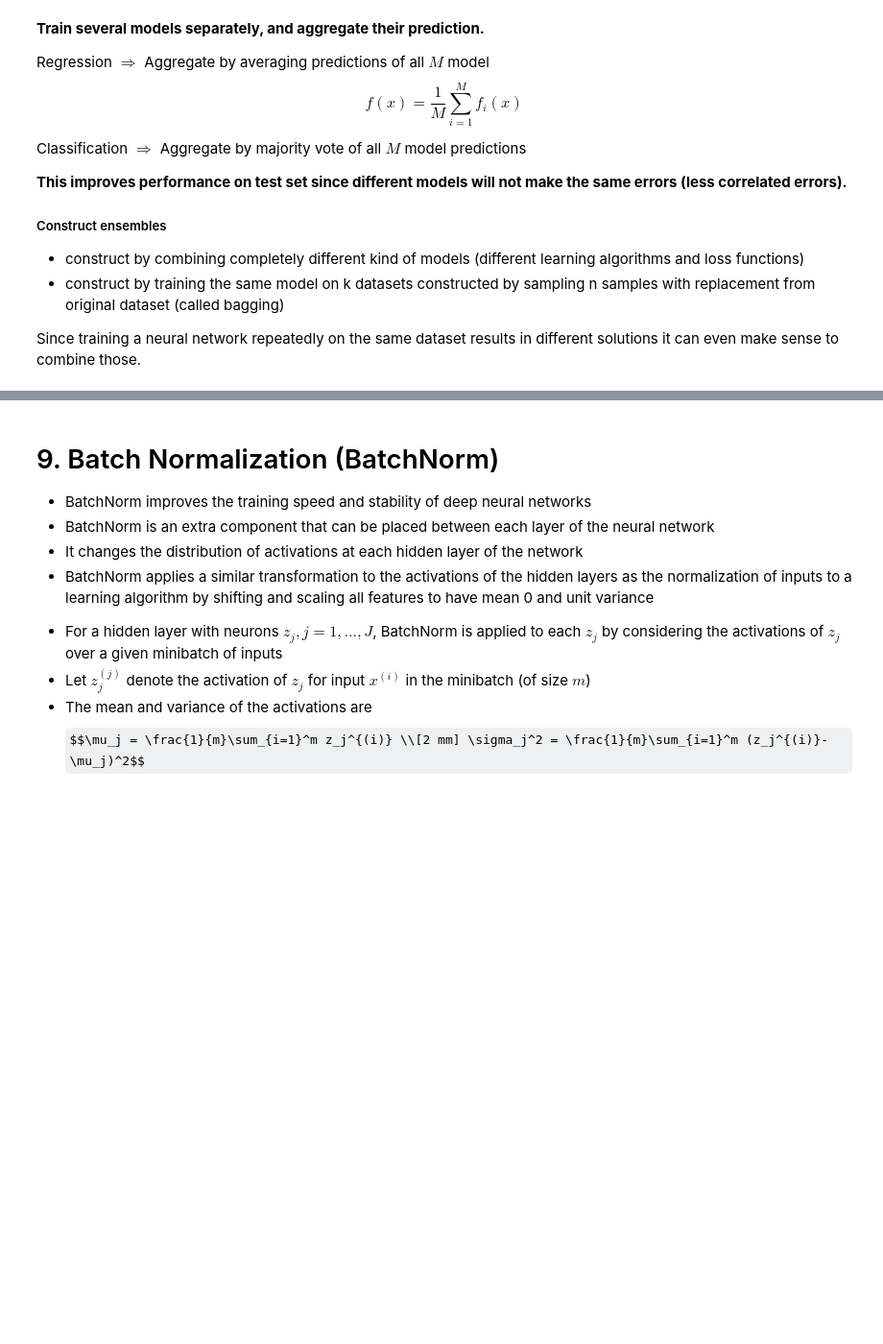
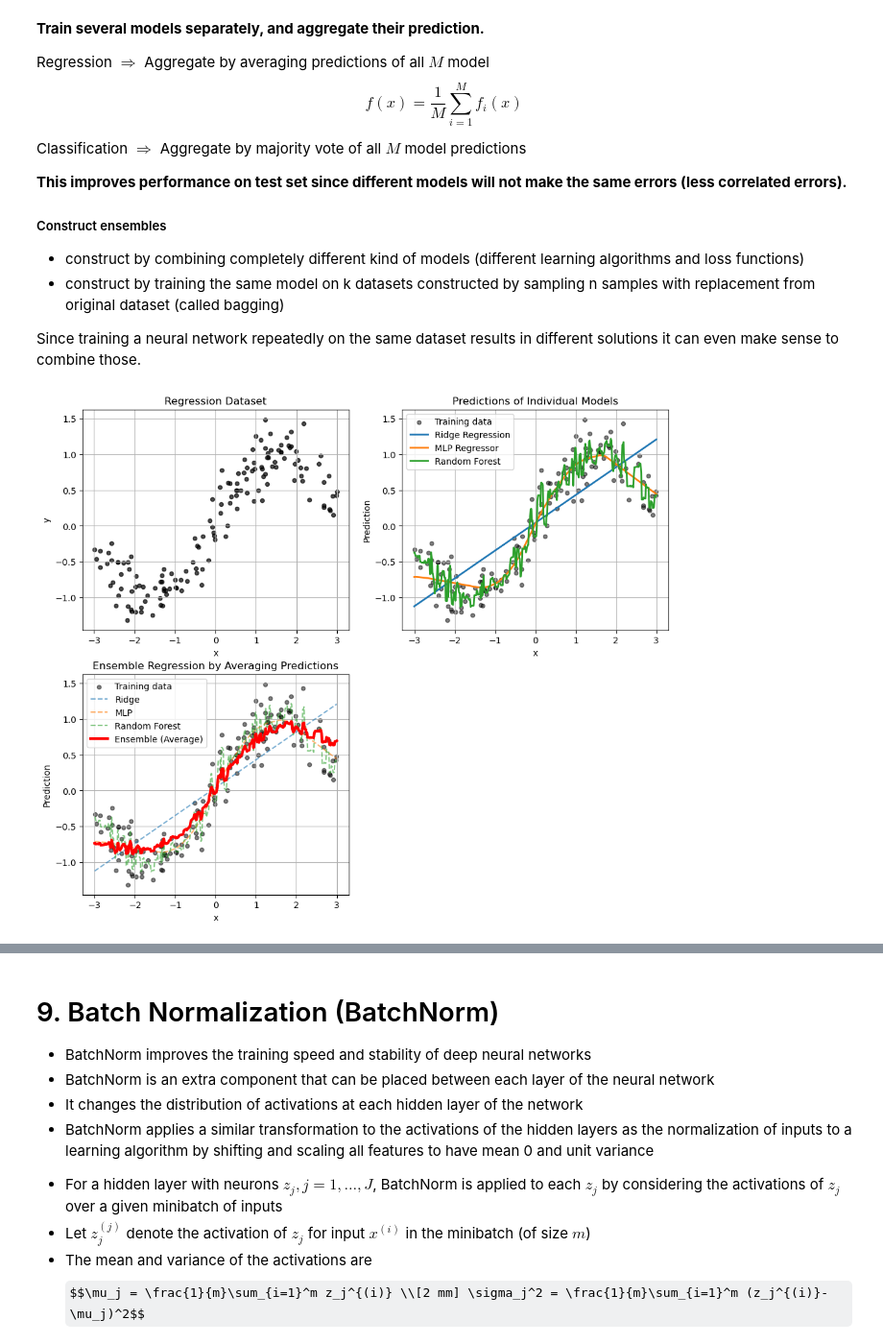
Before and after one commit to jci02/Machine-Learning-Theory, a Jupyter notebook: 1.Supervised Learning/Artificial Neural Networks/Deep Learning.ipynb, the cells around one changed output, grey strips where cells are left out. Shown at 96% size. Cells and saved outputs as stored; diff of their text form; code cells hidden in the pictures; some formulas as TeX source; blank space fills up the shorter version.

```diff
--- a/1.Supervised Learning/Artificial Neural Networks/Deep Learning.ipynb
+++ b/1.Supervised Learning/Artificial Neural Networks/Deep Learning.ipynb
@@ -1473,3 +1480,85 @@ by sampling n samples with replacement from original dataset (called bagging)
 Since training a neural network repeatedly on the same dataset
 results in different solutions it can even make sense to
 combine those.
+# %%
+# Create regression dataset
+np.random.seed(2004)
+
+N = 150
+
+X = np.sort(6*np.random.rand(N,1)-3, axis=0)
+y = np.sin(X[:,0]) + 0.25*np.random.randn(N)
+
+# Grid for plotting
+X_plot = np.linspace(-3,3,400).reshape(-1,1)
+
+
+# Plot data
+plt.figure(figsize=(12,10))
+plt.subplot(2,2,1)
+plt.scatter(X, y, color="black", s=20, alpha=0.7)
+plt.title("Regression Dataset")
+plt.xlabel("x")
+plt.ylabel("y")
+plt.grid(True)
+
+
+
+# Train models
+
+# Ridge Regression
+ridge = Ridge(alpha=1.0)
+ridge.fit(X, y)
+
+# Neural Network
+mlp = MLPRegressor(hidden_layer_sizes=(50,50),activation="relu",max_iter=5000,random_state=2004)
+
+mlp.fit(X, y)
+
+# Random Forest
+rf = RandomForestRegressor(n_estimators=200,random_state=42)
+rf.fit(X, y)
+
+
+# Predictions
+ridge_pred = ridge.predict(X_plot)
+mlp_pred   = mlp.predict(X_plot)
+rf_pred    = rf.predict(X_plot)
+
+# Ensemble prediction
+ensemble_pred = (ridge_pred + mlp_pred + rf_pred) / 3
+
+
+# Plot individual models
+plt.subplot(2,2,2)
+plt.scatter(X, y, color="black", s=20, alpha=0.5, label="Training data")
+
+plt.plot(X_plot, ridge_pred,linewidth=2,label="Ridge Regression")
+plt.plot(X_plot, mlp_pred,linewidth=2,label="MLP Regressor")
+plt.plot(X_plot, rf_pred,linewidth=2,label="Random Forest")
+
+plt.title("Predictions of Individual Models")
+plt.xlabel("x")
+plt.ylabel("Prediction")
+plt.legend()
+plt.grid(True)
+
+
+
+# Plot ensemble
+plt.subplot(2,2,3)
+plt.scatter(X, y, color="black", s=20, alpha=0.5, label="Training data")
+
+plt.plot(X_plot, ridge_pred,"--",alpha=0.6,label="Ridge")
+plt.plot(X_plot, mlp_pred,"--",alpha=0.6,label="MLP")
+plt.plot(X_plot, rf_pred,"--",alpha=0.6,label="Random Forest")
+plt.plot(X_plot,ensemble_pred,color="red",linewidth=3,label="Ensemble (Average)")
+
+plt.title("Ensemble Regression by Averaging Predictions")
+plt.xlabel("x")
+plt.ylabel("Prediction")
+plt.legend()
+plt.grid(True)
+plt.show()
+# %% [output]
+[figure, added]
```
Also changed, not shown: parts of 9 cells of this notebook.
